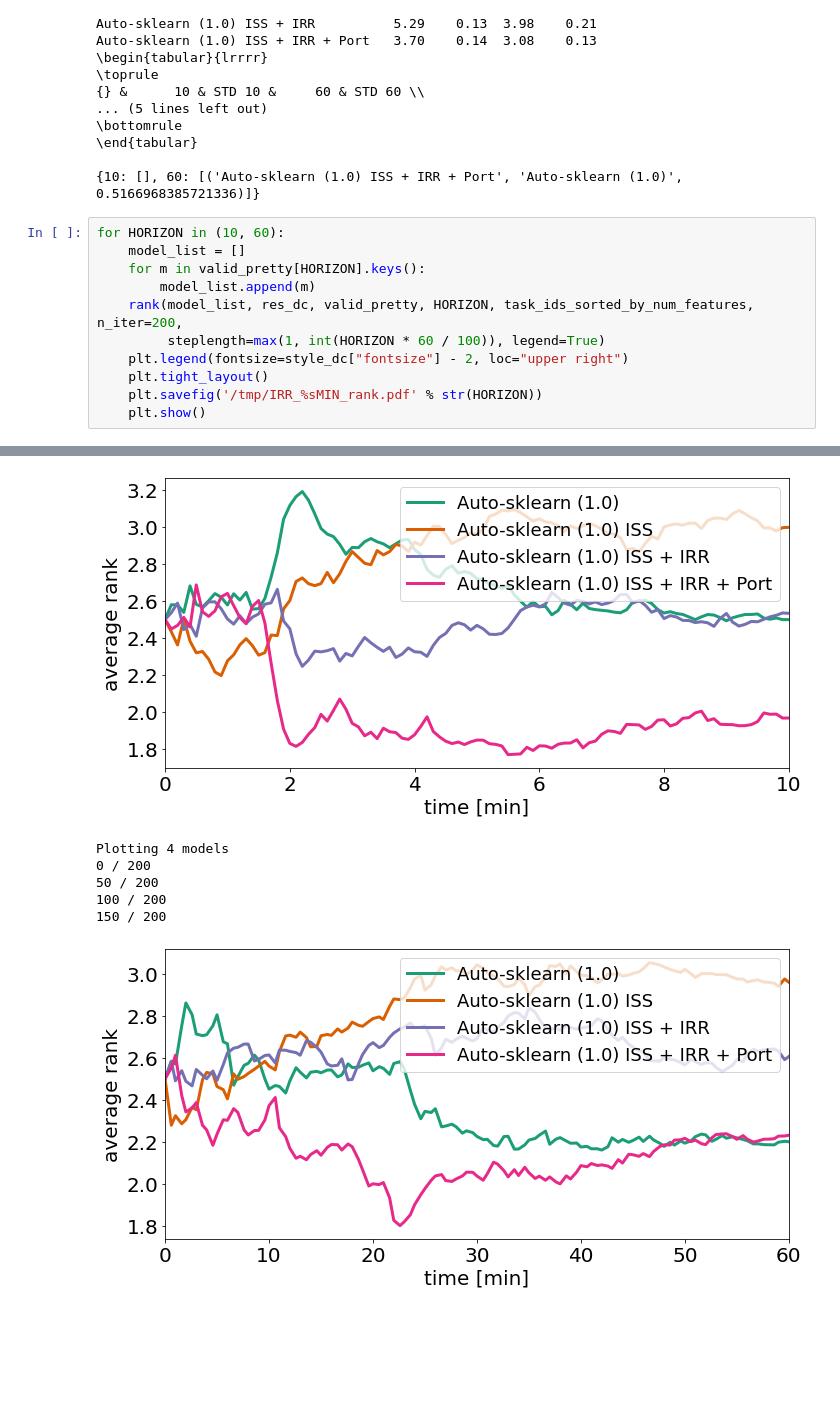
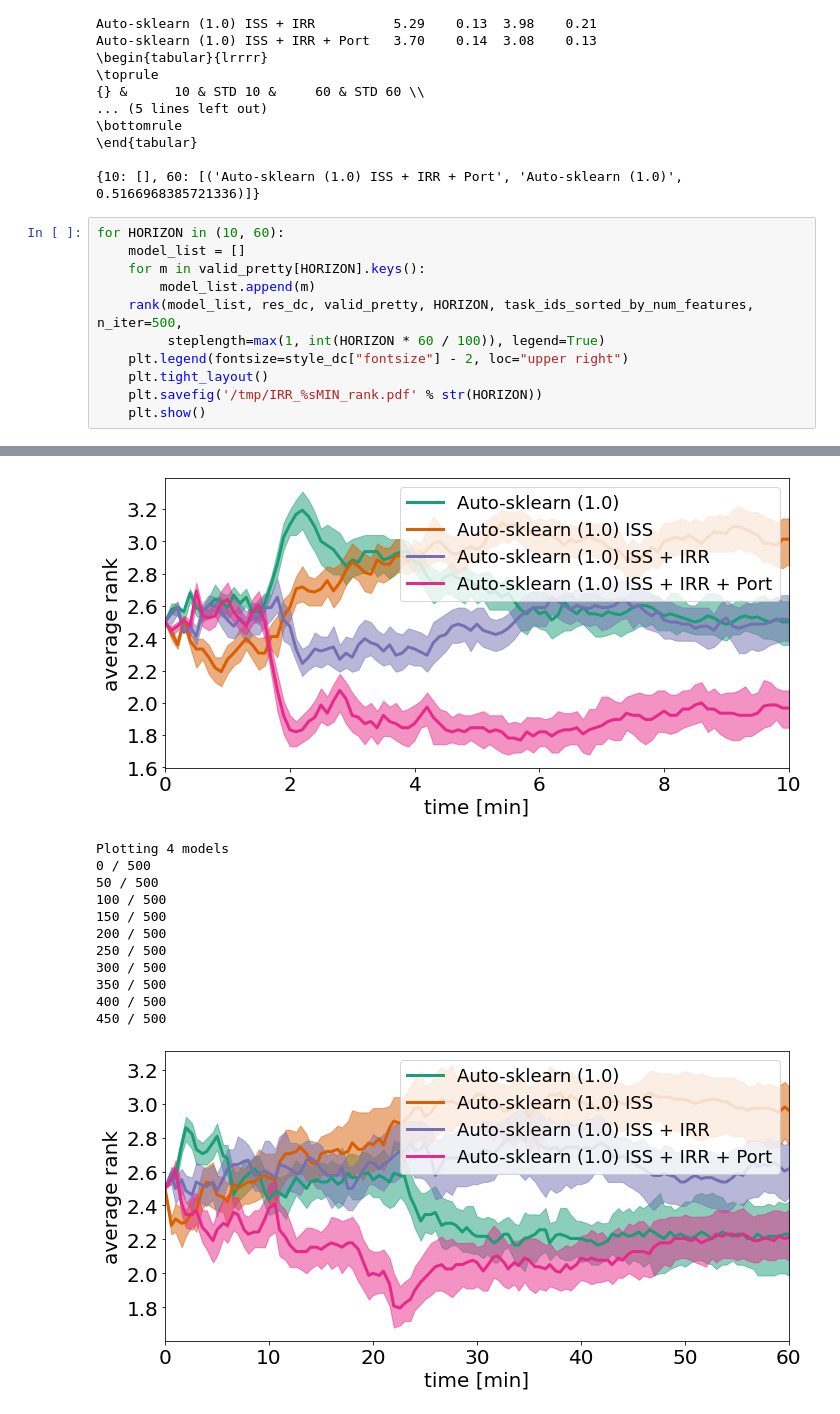
Before and after one commit to automl/ASKL2.0_experiments, a Jupyter notebook: notebooks/Table10_Figure6.ipynb, the cells around one changed output, grey strips where cells are left out. Saved outputs shown, nothing was run; the diff lists cells and outputs as text; blank space fills up the shorter version.

```diff
--- a/notebooks/Table10_Figure6.ipynb
+++ b/notebooks/Table10_Figure6.ipynb
@@ -228,7 +228,7 @@ for HORIZON in (10, 60):
     model_list = []
     for m in valid_pretty[HORIZON].keys():
         model_list.append(m)
-    rank(model_list, res_dc, valid_pretty, HORIZON, task_ids_sorted_by_num_features, n_iter=200,
+    rank(model_list, res_dc, valid_pretty, HORIZON, task_ids_sorted_by_num_features, n_iter=500,
          steplength=max(1, int(HORIZON * 60 / 100)), legend=True)
     plt.legend(fontsize=style_dc["fontsize"] - 2, loc="upper right")
     plt.tight_layout()
@@ -243,7 +249,13 @@ Plotting 4 models
-[figure, old version]
+[figure, new version]
 Plotting 4 models
-0 / 200
-50 / 200
-100 / 200
-150 / 200
+0 / 500
+50 / 500
+100 / 500
+150 / 500
+200 / 500
+250 / 500
+300 / 500
+350 / 500
+400 / 500
+450 / 500
-[figure, old version]
+[figure, new version]
```
Also changed, not shown: parts of 2 cells of this notebook, 6 other files.
